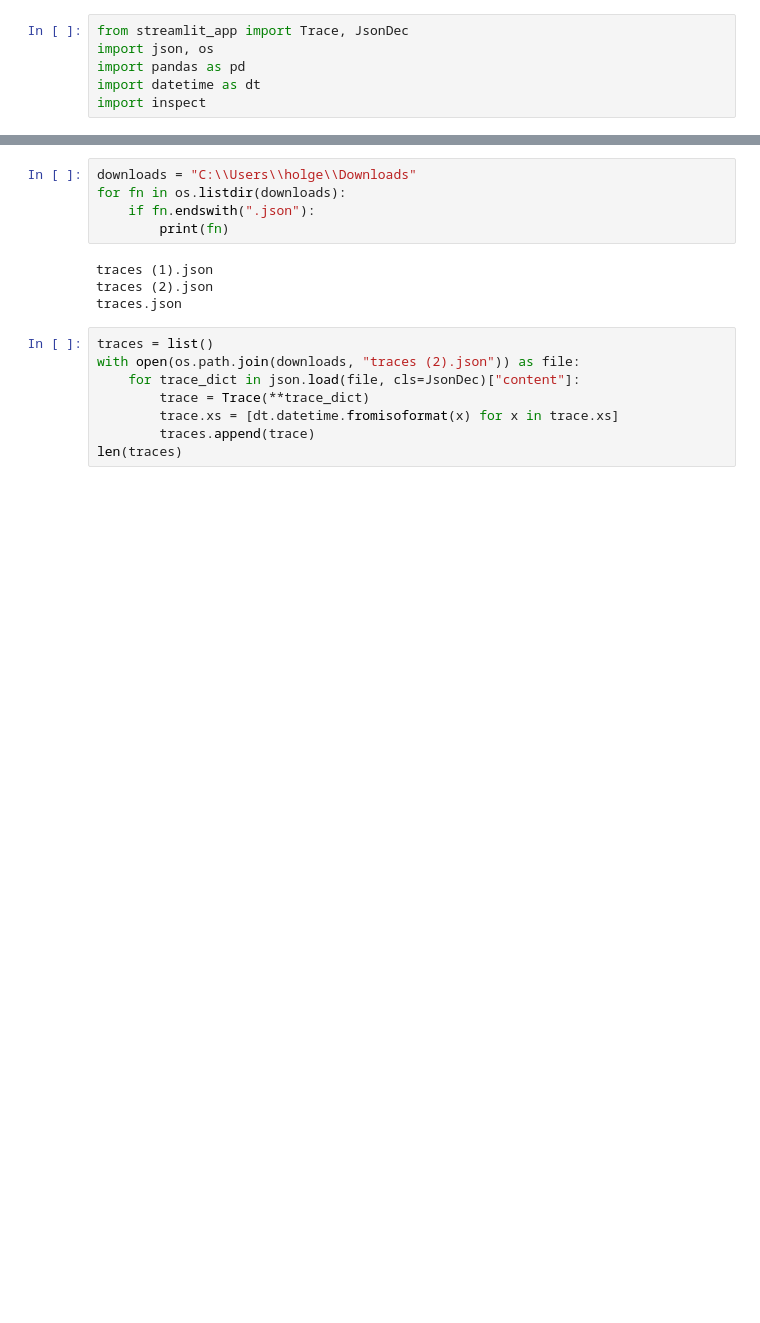
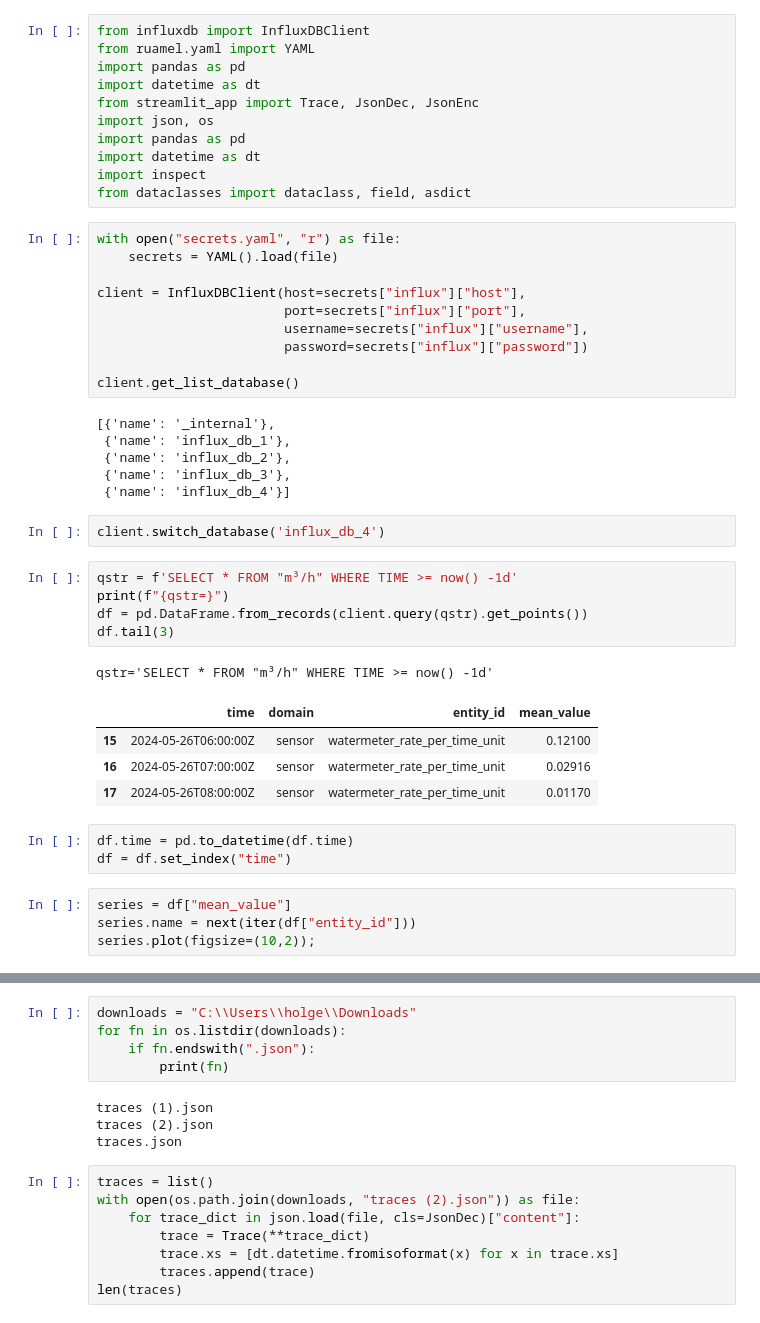
Before and after one commit to munich-ml/streamlit_db_browser, a Jupyter notebook: trial.ipynb, the cells around one changed output, grey strips where cells are left out. Drawn from its saved outputs; the diff is of its cells as text; blank space fills up the shorter version.

Commit message:
rebuild to series

```diff
--- a/trial.ipynb
+++ b/trial.ipynb
@@ -1,6 +1,47 @@
 # %%
-from streamlit_app import Trace, JsonDec
+from influxdb import InfluxDBClient
+from ruamel.yaml import YAML
+import pandas as pd
+import datetime as dt
+from streamlit_app import Trace, JsonDec, JsonEnc
 import json, os
 import pandas as pd
 import datetime as dt
 import inspect
+from dataclasses import dataclass, field, asdict
+# %%
+with open("secrets.yaml", "r") as file:
+    secrets = YAML().load(file)
+
+client = InfluxDBClient(host=secrets["influx"]["host"],
+                        port=secrets["influx"]["port"],
+                        username=secrets["influx"]["username"],
+                        password=secrets["influx"]["password"])
+
+client.get_list_database()
+# %% [output]
+[{'name': '_internal'},
+ {'name': 'influx_db_1'},
+ {'name': 'influx_db_2'},
+ {'name': 'influx_db_3'},
+ {'name': 'influx_db_4'}]
+# %%
+client.switch_database('influx_db_4')
+# %%
+qstr = f'SELECT * FROM "m³/h" WHERE TIME >= now() -1d'
+print(f"{qstr=}")
+df = pd.DataFrame.from_records(client.query(qstr).get_points())
+df.tail(3)
+# %% [output]
+qstr='SELECT * FROM "m³/h" WHERE TIME >= now() -1d'
+|  | time | domain | entity_id | mean_value |
+| 15 | 2024-05-26T06:00:00Z | sensor | watermeter_rate_per_time_unit | 0.12100 |
+| 16 | 2024-05-26T07:00:00Z | sensor | watermeter_rate_per_time_unit | 0.02916 |
+| 17 | 2024-05-26T08:00:00Z | sensor | watermeter_rate_per_time_unit | 0.01170 |
+# %%
+df.time = pd.to_datetime(df.time)
+df = df.set_index("time")
+# %%
+series = df["mean_value"]
+series.name = next(iter(df["entity_id"]))
+series.plot(figsize=(10,2));
```
Also changed, not shown: parts of 4 cells of this notebook, 4 other files.
